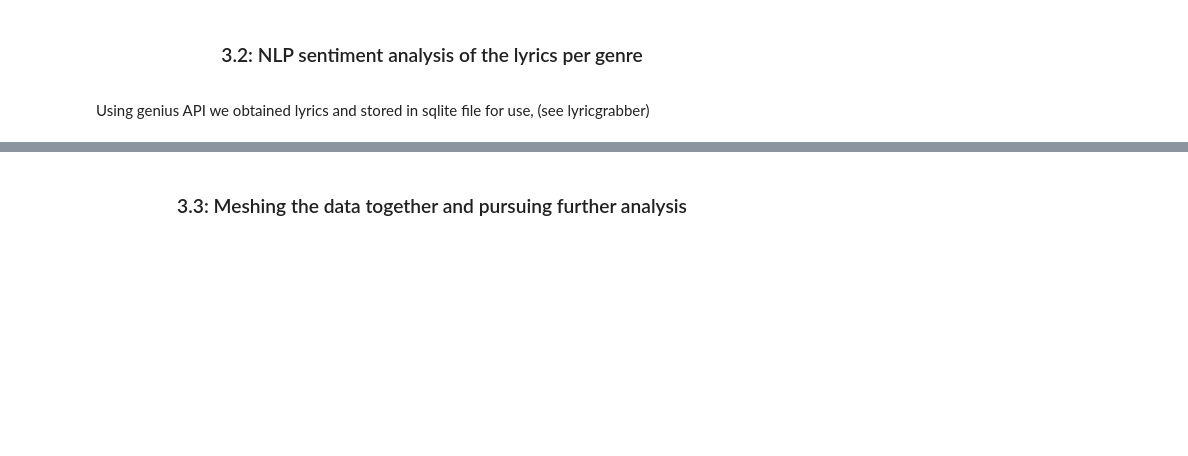
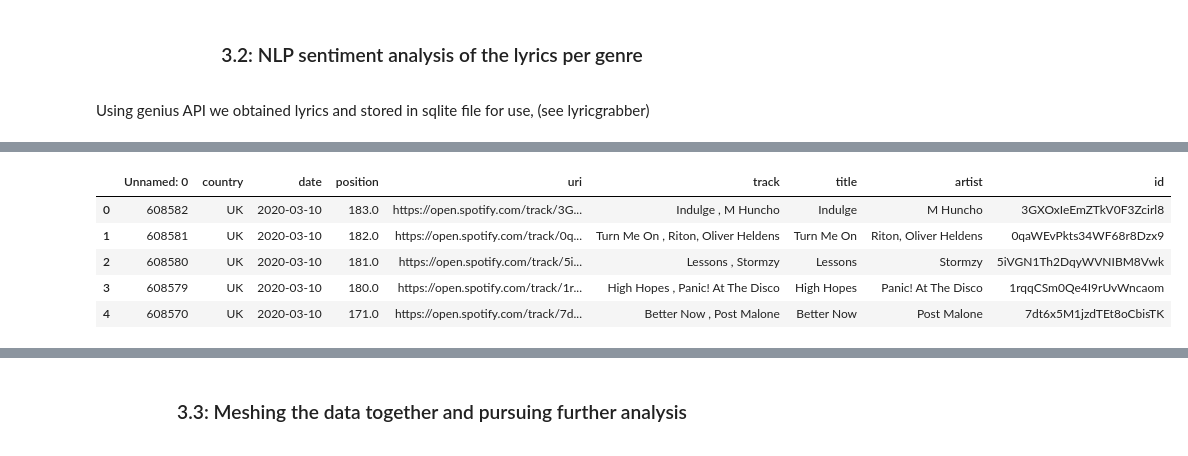
Before and after one commit to M-Sender/CS-Capstone, a Jupyter notebook: code/analysis.ipynb, the cells around one changed output, grey strips where cells are left out. Cells and saved outputs as stored; diff of their text form; code cells hidden in the pictures; blank space fills up the shorter version.

Commit message:
each song word count

```diff
--- a/code/analysis.ipynb
+++ b/code/analysis.ipynb
@@ -202,0 +226,16 @@ lyric_df = pd.read_sql_query("SELECT * FROM lyrics", conn)
+# %%
+lyric_df.rename(columns={'song':'title'},inplace=True)
+# %%
+pre_pandemic_lyr = working_df[(working_df['date']<=f('03/10/2020')) & (holder_df['date'].dt.day % 7 == 0)]
+pandemic_lyr = working_df[(working_df['date']>f('03/10/2020')) & (holder_df['date'].dt.day % 7 == 0)]
+full_lyr = pd.merge(pre_pandemic_lyr,pandemic_lyr,how='outer')
+# %%
+display(full_lyr.head())
+display(lyric_df.head())
+# %% [output]
+|  | Unnamed: 0 | country | date | position | uri | track | title | artist | id |
+| 0 | 608582 | UK | 2020-03-10 | 183.0 | https://open.spotify.com/track/3G... | Indulge , M Huncho | Indulge | M Huncho | 3GXOxIeEmZTkV0F3Zcirl8 |
+| 1 | 608581 | UK | 2020-03-10 | 182.0 | https://open.spotify.com/track/0q... | Turn Me On , Riton, Oliver Heldens | Turn Me On | Riton, Oliver Heldens | 0qaWEvPkts34WF68r8Dzx9 |
+| 2 | 608580 | UK | 2020-03-10 | 181.0 | https://open.spotify.com/track/5i... | Lessons , Stormzy | Lessons | Stormzy | 5iVGN1Th2DqyWVNIBM8Vwk |
+| 3 | 608579 | UK | 2020-03-10 | 180.0 | https://open.spotify.com/track/1r... | High Hopes , Panic! At The Disco | High Hopes | Panic! At The Disco | 1rqqCSm0Qe4I9rUvWncaom |
+| 4 | 608570 | UK | 2020-03-10 | 171.0 | https://open.spotify.com/track/7d... | Better Now , Post Malone | Better Now | Post Malone | 7dt6x5M1jzdTEt8oCbisTK |
```
Also changed, not shown: parts of 6 cells of this notebook.
